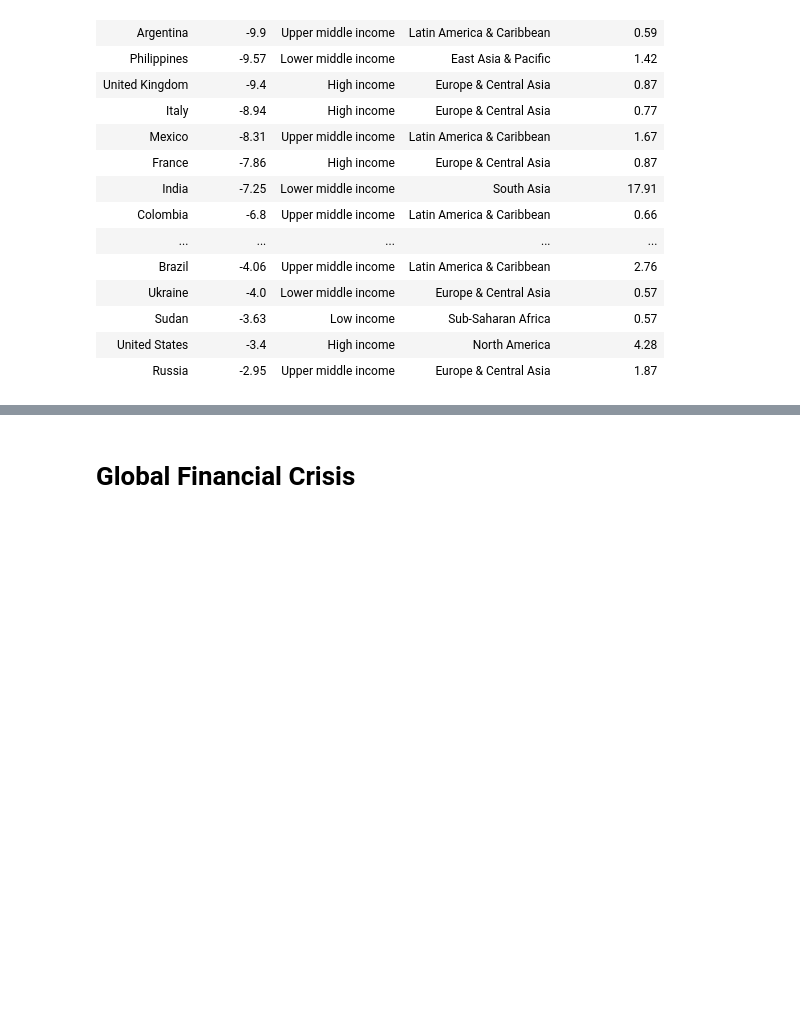
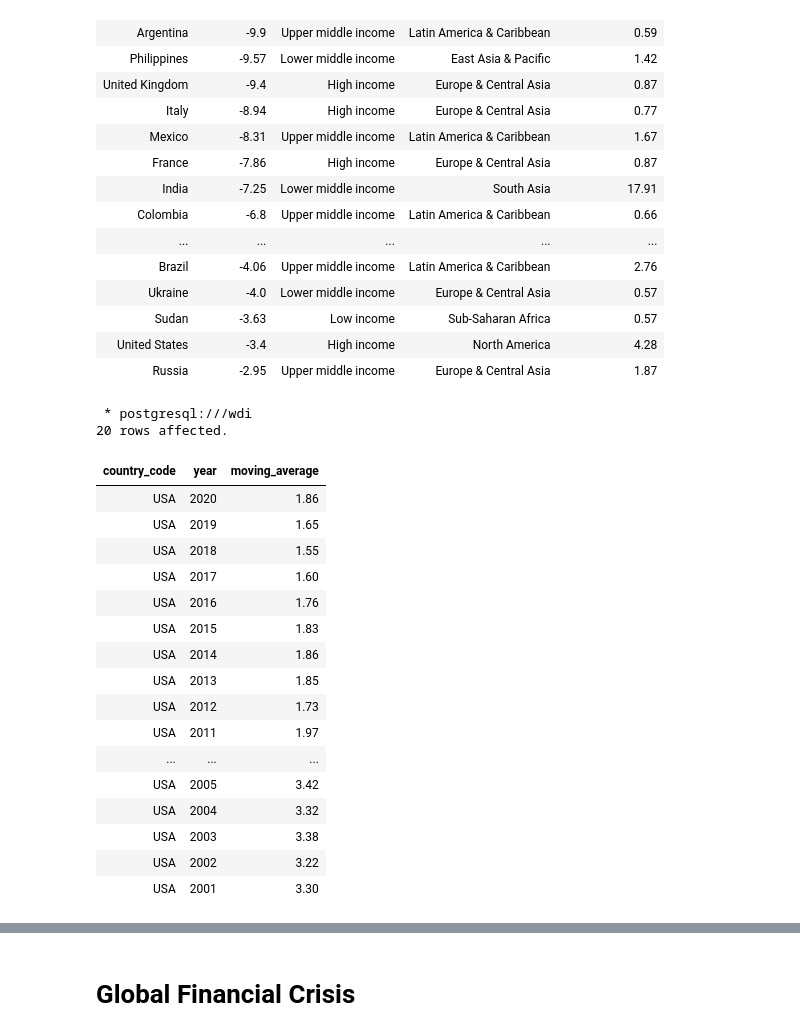
Before and after one commit to mjv2146/world-development-indicators, a Jupyter notebook: notebooks/02_EDA.ipynb, the cells around one changed output, grey strips where cells are left out. Cells and saved outputs as stored; diff of their text form; code cells hidden in the pictures; blank space fills up the shorter version.

Commit message:
attempt with comparison of moving average

```diff
--- a/notebooks/02_EDA.ipynb
+++ b/notebooks/02_EDA.ipynb
@@ -628,3 +628,36 @@ LIMIT 20
 | Sudan | -3.63 | Low income | Sub-Saharan Africa | 0.57 |
 | United States | -3.4 | High income | North America | 4.28 |
 | Russia | -2.95 | Upper middle income | Europe & Central Asia | 1.87 |
+# %%
+%%sql
+-- computing the moving average
+SELECT country_code, year,
+ROUND(AVG(growth_rate) OVER(
+    PARTITION BY country_code ORDER BY year ASC ROWS BETWEEN 11 PRECEDING AND 1 PRECEDING
+    )::numeric, 2) moving_average
+FROM main
+WHERE
+indicator = 'GDP'
+AND country_code = 'USA'
+ORDER BY year DESC
+LIMIT 20
+# %% [output]
+ * postgresql:///wdi
+20 rows affected.
+| country_code | year | moving_average |
+| USA | 2020 | 1.86 |
+| USA | 2019 | 1.65 |
+| USA | 2018 | 1.55 |
+| USA | 2017 | 1.60 |
+| USA | 2016 | 1.76 |
+| USA | 2015 | 1.83 |
+| USA | 2014 | 1.86 |
+| USA | 2013 | 1.85 |
+| USA | 2012 | 1.73 |
+| USA | 2011 | 1.97 |
+| ... | ... | ... |
+| USA | 2005 | 3.42 |
+| USA | 2004 | 3.32 |
+| USA | 2003 | 3.38 |
+| USA | 2002 | 3.22 |
+| USA | 2001 | 3.30 |
```
Also changed, not shown: parts of 6 cells of this notebook.
